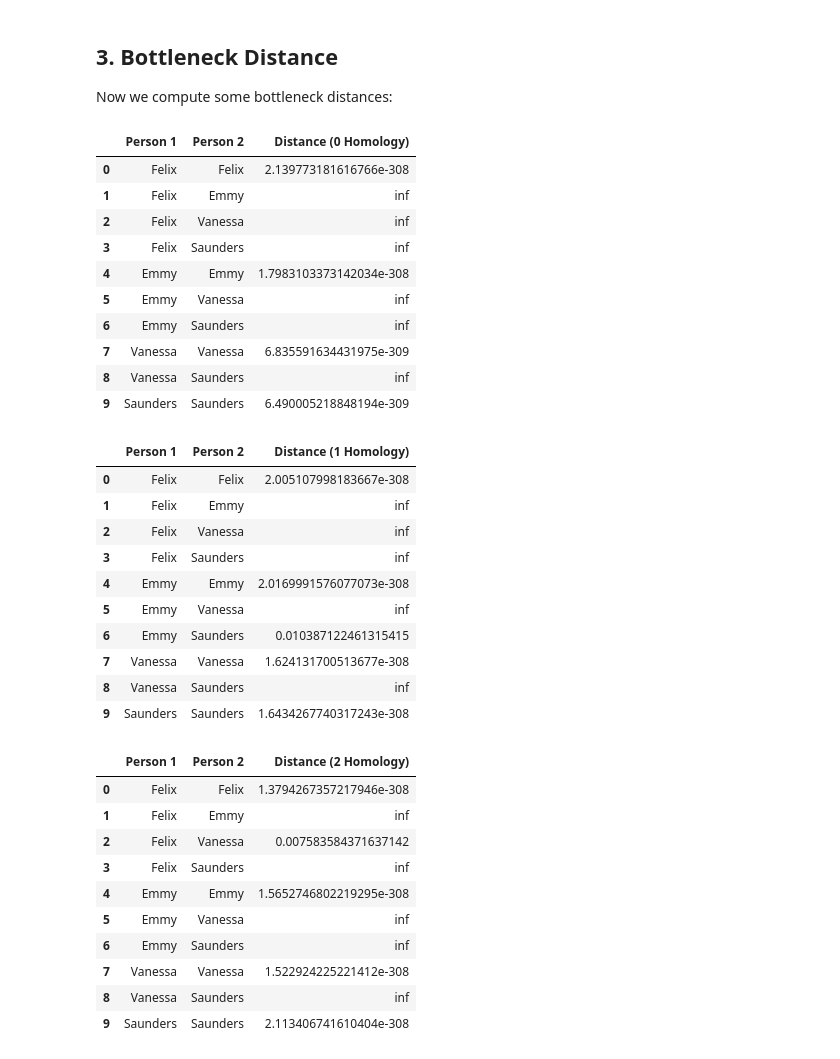
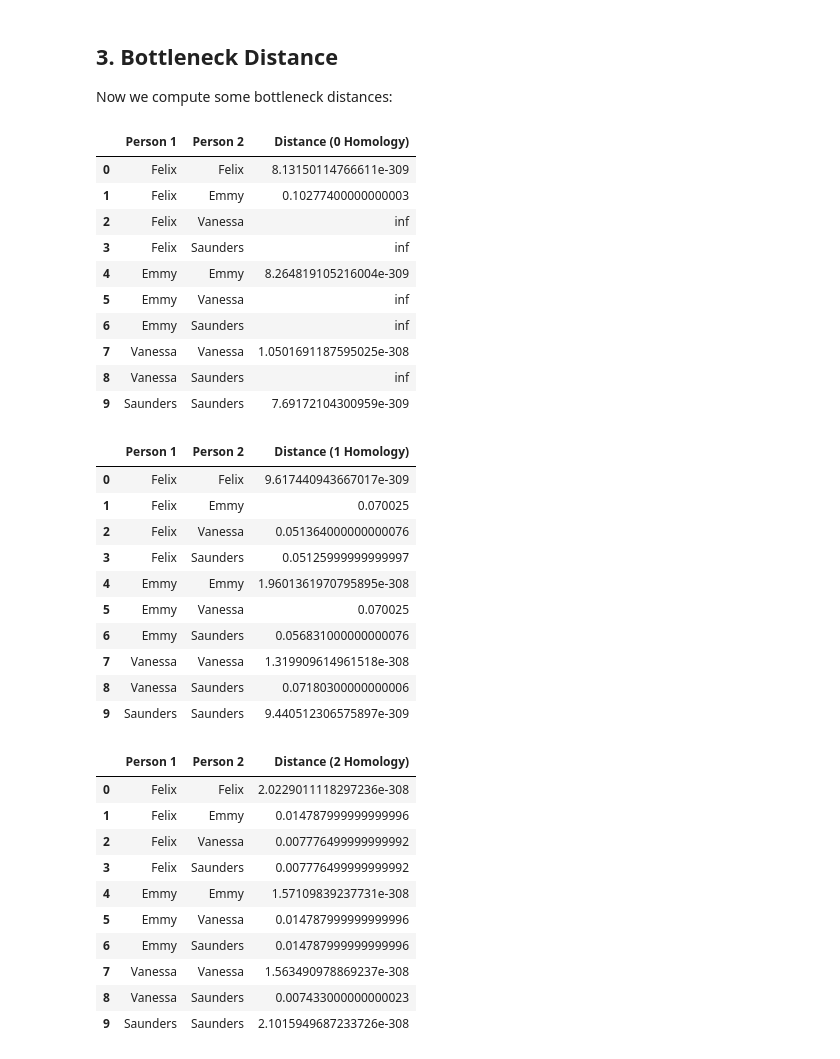
Before and after one commit to edgarlepe/Persistence, a Jupyter notebook: Project/bottleneck_distance.ipynb, the cells around one changed output. Saved outputs shown, nothing was run; the diff lists cells and outputs as text; code cells hidden in the pictures.

```diff
--- a/Project/bottleneck_distance.ipynb
+++ b/Project/bottleneck_distance.ipynb
@@ -69 +55,4 @@ names_of_people = ['Felix', 'Emmy', 'Vanessa', 'Saunders']
+# %%
+max_edge_length = 0.8
+max_dim = 3
 # %% [markdown]
@@ -97,0 +83,6 @@ for person in people:
+# %%
+subjects_persistence_diagram_data = []
+
+for label in subject_labels_in_range(2, 57):
+    persistence_dict = gd.reader_utils.read_persistence_intervals_grouped_by_dimension(f"data/{label}_persistence.txt")
+    subjects_persistence_diagram_data.append(persistence_dict)
@@ -124,57 +127,50 @@ for diagram, name in zip(persistence_diagrams, names_of_people):
 ## 3. Bottleneck Distance
 
 Now we compute some bottleneck distances:
-# %%
-pers_intervals_array_in_dim = []
-
-for i in range(4):
-    pers_intervals_array_in_dim.append(
-        [simplex_tree.persistence_intervals_in_dimension(i)
-         for simplex_tree in simplex_trees])
 # %%
-for dimension in range(len(pers_intervals_array_in_dim)):
+for dimension in range(max_dim):
     table = []
     header = ["Person 1", "Person 2", f'Distance ({dimension} Homology)']
-    for i in range(len(pers_intervals_array_in_dim)):
-        for j in range(i, len(pers_intervals_array_in_dim)):
-            a = pers_intervals_array_in_dim[dimension][i]
-            b = pers_intervals_array_in_dim[dimension][j]
+    for i in range(len(names_of_people)):
+        for j in range(i, len(names_of_people)):
+            a = subjects_persistence_diagram_data[i][dimension]
+            b = subjects_persistence_diagram_data[j][dimension]
             table_row = [f'{names_of_people[i]}', f'{names_of_people[j]}', str(gd.bottleneck_distance(a,b))]
             table.append(table_row)
     df = pd.DataFrame(table, columns=header)
     df.set_index(['Person 1', 'Person 2'])
     display(df)
 # %% [output]
 |  | Person 1 | Person 2 | Distance (0 Homology) |
-| 0 | Felix | Felix | 2.139773181616766e-308 |
-| 1 | Felix | Emmy | inf |
+| 0 | Felix | Felix | 8.13150114766611e-309 |
+| 1 | Felix | Emmy | 0.10277400000000003 |
 | 2 | Felix | Vanessa | inf |
 | 3 | Felix | Saunders | inf |
-| 4 | Emmy | Emmy | 1.7983103373142034e-308 |
+| 4 | Emmy | Emmy | 8.264819105216004e-309 |
 | 5 | Emmy | Vanessa | inf |
 | 6 | Emmy | Saunders | inf |
-| 7 | Vanessa | Vanessa | 6.835591634431975e-309 |
+| 7 | Vanessa | Vanessa | 1.0501691187595025e-308 |
 | 8 | Vanessa | Saunders | inf |
-| 9 | Saunders | Saunders | 6.490005218848194e-309 |
+| 9 | Saunders | Saunders | 7.69172104300959e-309 |
 |  | Person 1 | Person 2 | Distance (1 Homology) |
-| 0 | Felix | Felix | 2.005107998183667e-308 |
-| 1 | Felix | Emmy | inf |
-| 2 | Felix | Vanessa | inf |
-| 3 | Felix | Saunders | inf |
-| 4 | Emmy | Emmy | 2.0169991576077073e-308 |
-| 5 | Emmy | Vanessa | inf |
-| 6 | Emmy | Saunders | 0.010387122461315415 |
-| 7 | Vanessa | Vanessa | 1.624131700513677e-308 |
-| 8 | Vanessa | Saunders | inf |
-| 9 | Saunders | Saunders | 1.6434267740317243e-308 |
+| 0 | Felix | Felix | 9.617440943667017e-309 |
+| 1 | Felix | Emmy | 0.070025 |
+| 2 | Felix | Vanessa | 0.051364000000000076 |
+| 3 | Felix | Saunders | 0.05125999999999997 |
+| 4 | Emmy | Emmy | 1.9601361970795895e-308 |
+| 5 | Emmy | Vanessa | 0.070025 |
+| 6 | Emmy | Saunders | 0.056831000000000076 |
+| 7 | Vanessa | Vanessa | 1.319909614961518e-308 |
+| 8 | Vanessa | Saunders | 0.07180300000000006 |
+| 9 | Saunders | Saunders | 9.440512306575897e-309 |
 |  | Person 1 | Person 2 | Distance (2 Homology) |
-| 0 | Felix | Felix | 1.3794267357217946e-308 |
-| 1 | Felix | Emmy | inf |
-| 2 | Felix | Vanessa | 0.007583584371637142 |
-| 3 | Felix | Saunders | inf |
-| 4 | Emmy | Emmy | 1.5652746802219295e-308 |
-| 5 | Emmy | Vanessa | inf |
-| 6 | Emmy | Saunders | inf |
-| 7 | Vanessa | Vanessa | 1.522924225221412e-308 |
-| 8 | Vanessa | Saunders | inf |
-| 9 | Saunders | Saunders | 2.113406741610404e-308 |
+| 0 | Felix | Felix | 2.0229011118297236e-308 |
+| 1 | Felix | Emmy | 0.014787999999999996 |
+| 2 | Felix | Vanessa | 0.007776499999999992 |
+| 3 | Felix | Saunders | 0.007776499999999992 |
+| 4 | Emmy | Emmy | 1.57109839237731e-308 |
+| 5 | Emmy | Vanessa | 0.014787999999999996 |
+| 6 | Emmy | Saunders | 0.014787999999999996 |
+| 7 | Vanessa | Vanessa | 1.563490978869237e-308 |
+| 8 | Vanessa | Saunders | 0.007433000000000023 |
+| 9 | Saunders | Saunders | 2.1015949687233726e-308 |
```
Also changed, not shown: parts of 19 cells of this notebook, 52 other files.
